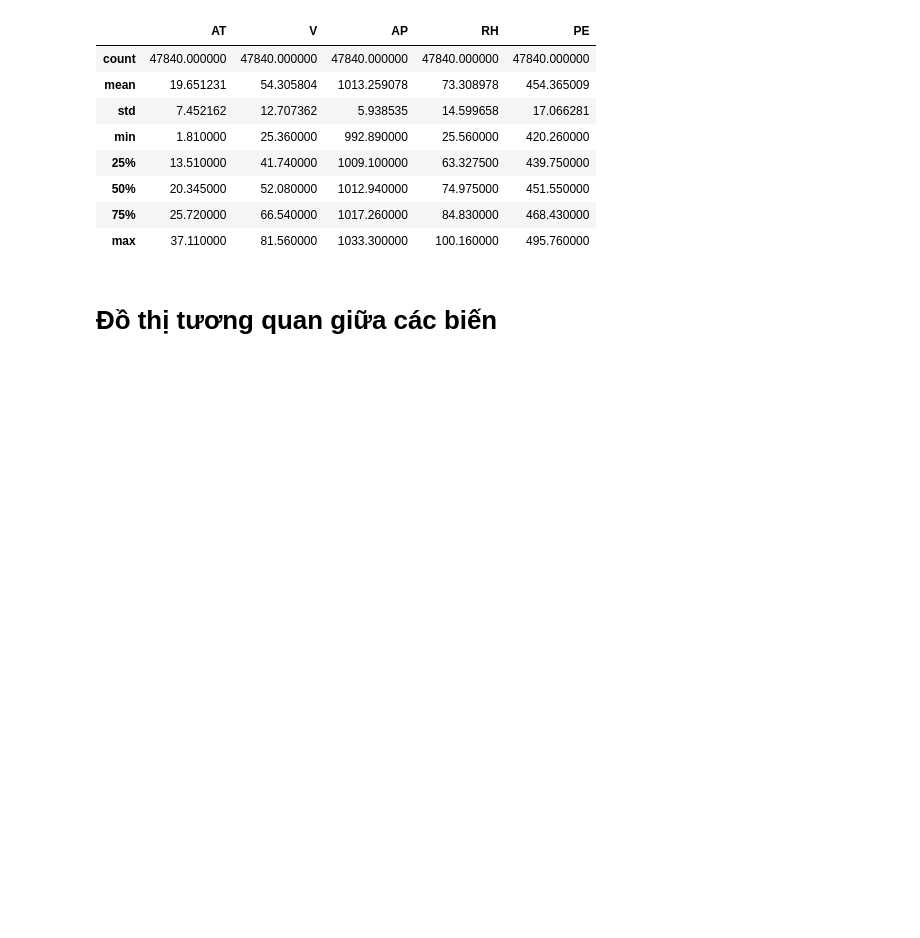
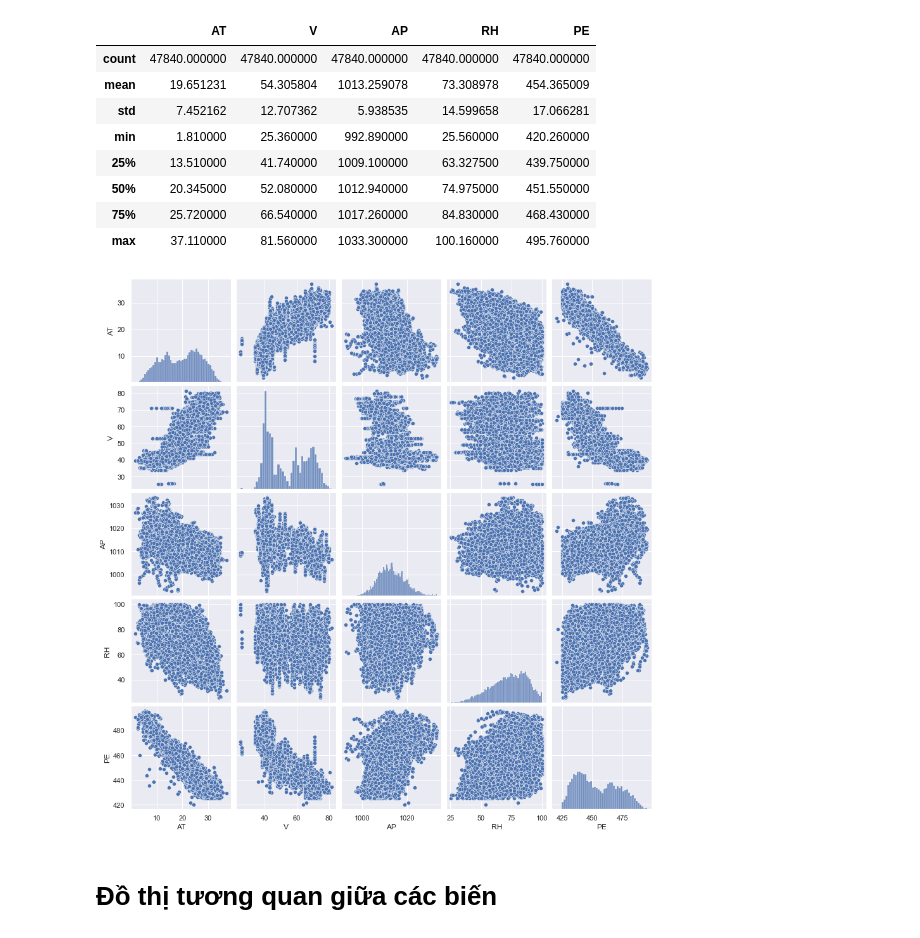
Before and after one commit to Trungdzds/BTL, a Jupyter notebook: Predicting_PE_of_CCPP.ipynb, the cells around one changed output. Drawn from its saved outputs; the diff is of its cells as text; code cells hidden in the pictures; blank space fills up the shorter version.

```diff
--- a/Predicting_PE_of_CCPP.ipynb
+++ b/Predicting_PE_of_CCPP.ipynb
@@ -57,2 +59,7 @@ a = df.corr(method='pearson', min_periods=1)
+# %%
+sns.pairplot(df)
+plt.show()
+# %% [output]
+[figure, added]
 # %% [markdown]
 # Đồ thị tương quan giữa các biến
```
Also changed, not shown: parts of 13 cells of this notebook, 2 other files.
